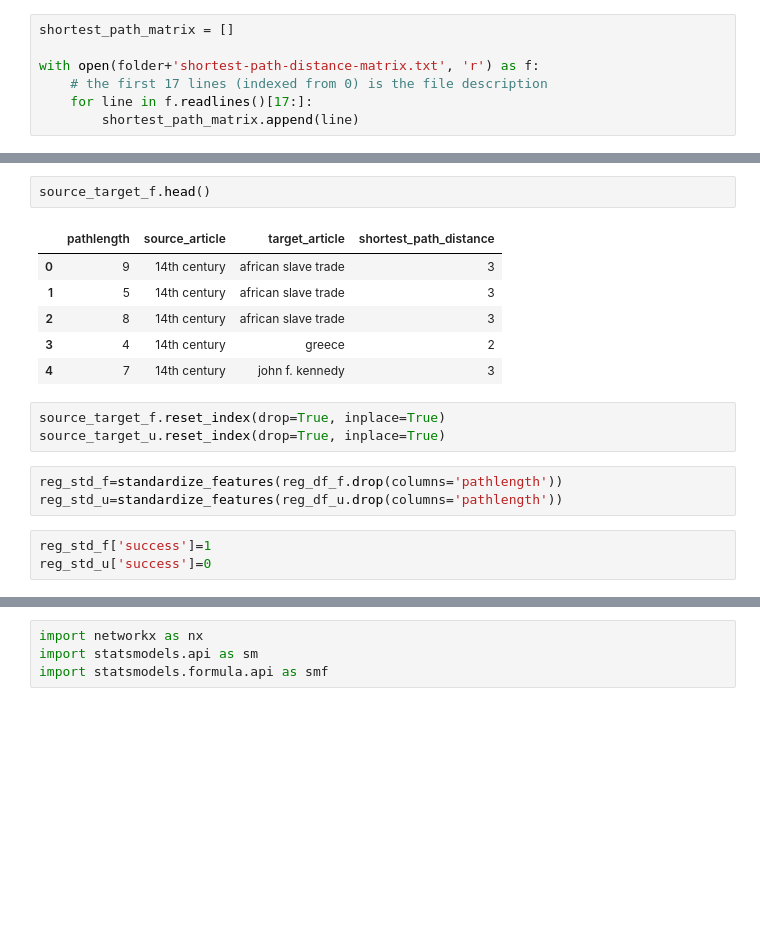
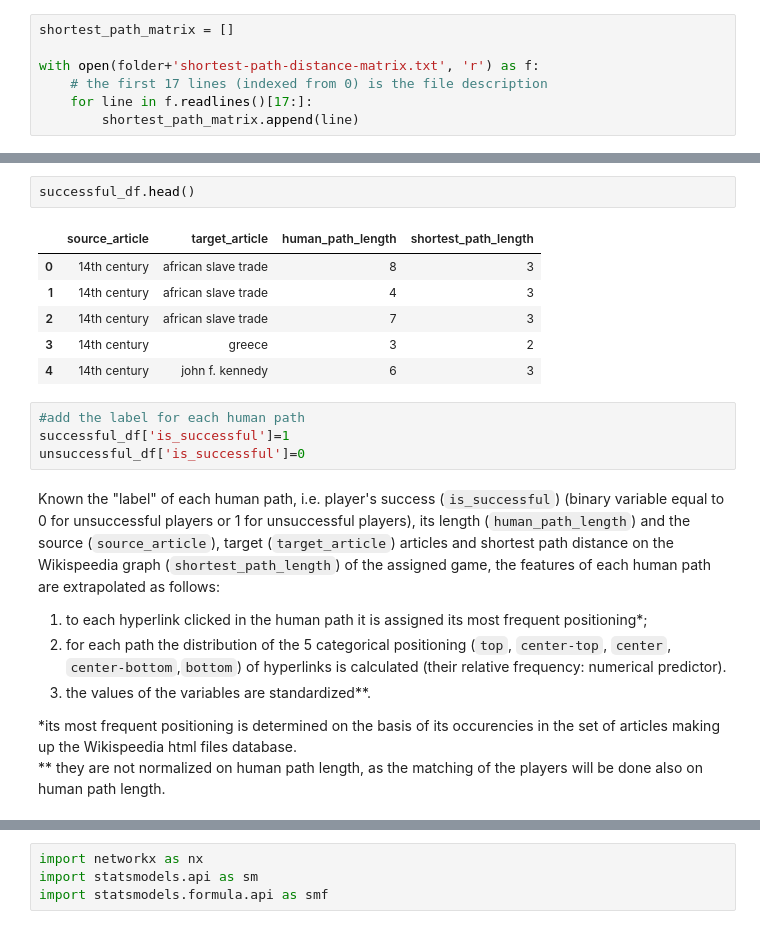
Before and after one commit to epfl-ada/ada-2022-project-theadalyzers, a Jupyter notebook: P2.ipynb, the cells around one changed output, grey strips where cells are left out. Saved outputs shown, nothing was run; the diff lists cells and outputs as text; blank space fills up the shorter version.

```diff
--- a/P2.ipynb
+++ b/P2.ipynb
@@ -1202,18 +1221,21 @@ source_target_u=get_shortest_path(paths_unfinished, False)
 # %%
-source_target_f.head()
+successful_df.head()
 # %% [output]
-|  | pathlength | source_article | target_article | shortest_path_distance |
-| 0 | 9 | 14th century | african slave trade | 3 |
-| 1 | 5 | 14th century | african slave trade | 3 |
-| 2 | 8 | 14th century | african slave trade | 3 |
-| 3 | 4 | 14th century | greece | 2 |
-| 4 | 7 | 14th century | john f. kennedy | 3 |
+|  | source_article | target_article | human_path_length | shortest_path_length |
+| 0 | 14th century | african slave trade | 8 | 3 |
+| 1 | 14th century | african slave trade | 4 | 3 |
+| 2 | 14th century | african slave trade | 7 | 3 |
+| 3 | 14th century | greece | 3 | 2 |
+| 4 | 14th century | john f. kennedy | 6 | 3 |
-# %%
-source_target_f.reset_index(drop=True, inplace=True)
-source_target_u.reset_index(drop=True, inplace=True)
-# %%
-reg_std_f=standardize_features(reg_df_f.drop(columns='pathlength'))
-reg_std_u=standardize_features(reg_df_u.drop(columns='pathlength'))
-# %%
-reg_std_f['success']=1
-reg_std_u['success']=0
+# %%
+#add the label for each human path
+successful_df['is_successful']=1
+unsuccessful_df['is_successful']=0
+# %% [markdown]
+Known the "label" of each human path, i.e. player's success (`is_successful`) (binary variable equal to 0 for unsuccessful players or 1 for unsuccessful players), its length (`human_path_length`) and the source (`source_article`), target (`target_article`) articles and shortest path distance on the Wikispeedia graph (`shortest_path_length`) of the assigned game, the features of each human path are extrapolated as follows:
+1. to each hyperlink clicked in the human path it is assigned its most frequent positioning*;
+2. for each path the distribution of the 5 categorical positioning (`top`, `center-top`, `center`, `center-bottom`,`bottom`) of hyperlinks is calculated (their relative frequency: numerical predictor).
+3. the values of the variables are standardized**.
+
+\*its most frequent positioning is determined on the basis of its occurencies in the set of articles making up the Wikispeedia html files database. <br>
+\*\* they are not normalized on human path length, as the matching of the players will be done also on human path length.
```
Also changed, not shown: parts of 63 cells of this notebook, 2 other files.
